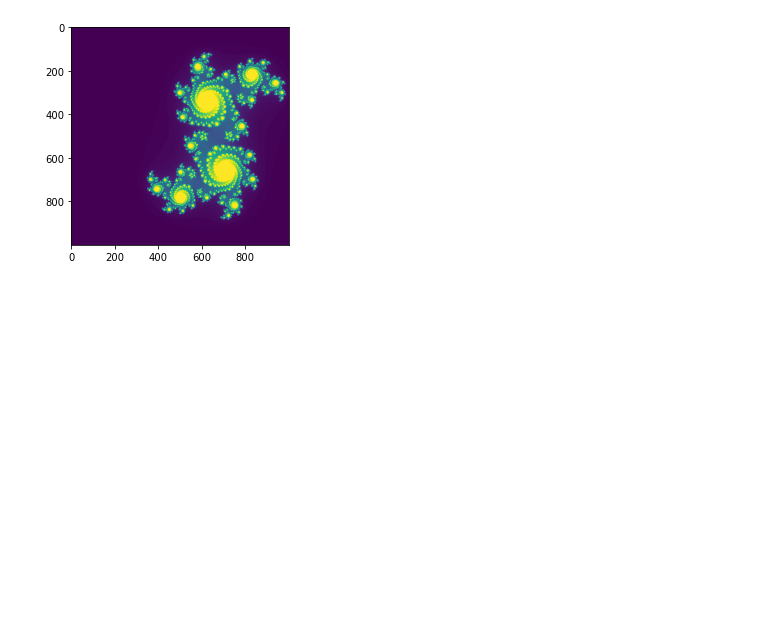
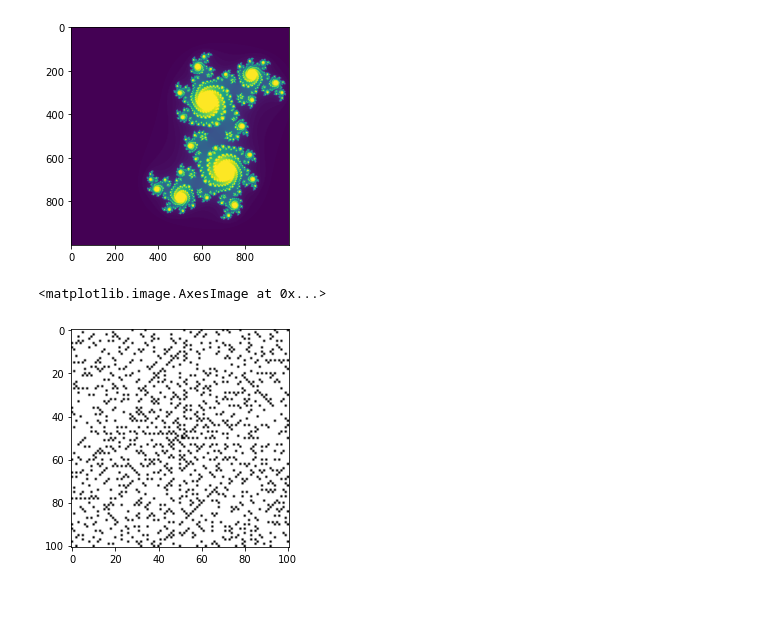
Before and after one commit to TAB0048/vvp-DU, a Jupyter notebook: DU3/DU3.ipynb, the cells around one changed output. Saved outputs shown, nothing was run; the diff lists cells and outputs as text; code cells hidden in the pictures; blank space fills up the shorter version.

Commit message:
Prime spiral in progress

```diff
--- a/DU3/DU3.ipynb
+++ b/DU3/DU3.ipynb
@@ -209,3 +209,22 @@ plt.imshow(divergence_matrix)
 # %% [output]
 <matplotlib.image.AxesImage at 0x...>
 [figure]
+# %%
+# prime spiral
+import sympy
+
+def prime_spiral(n):
+    spiral = integer_spiral_numpy(n).astype(int)
+    for i in range(n):
+        for j in range(n):
+            spiral[i, j] = 1 if sympy.isprime(spiral[i, j]) else 0
+
+    return spiral
+
+P = prime_spiral(101)
+plt.imshow(P, cmap="binary")
+# %% [output]
+<matplotlib.image.AxesImage at 0x...>
+[figure, added]
+# %% [markdown]
+#
```
